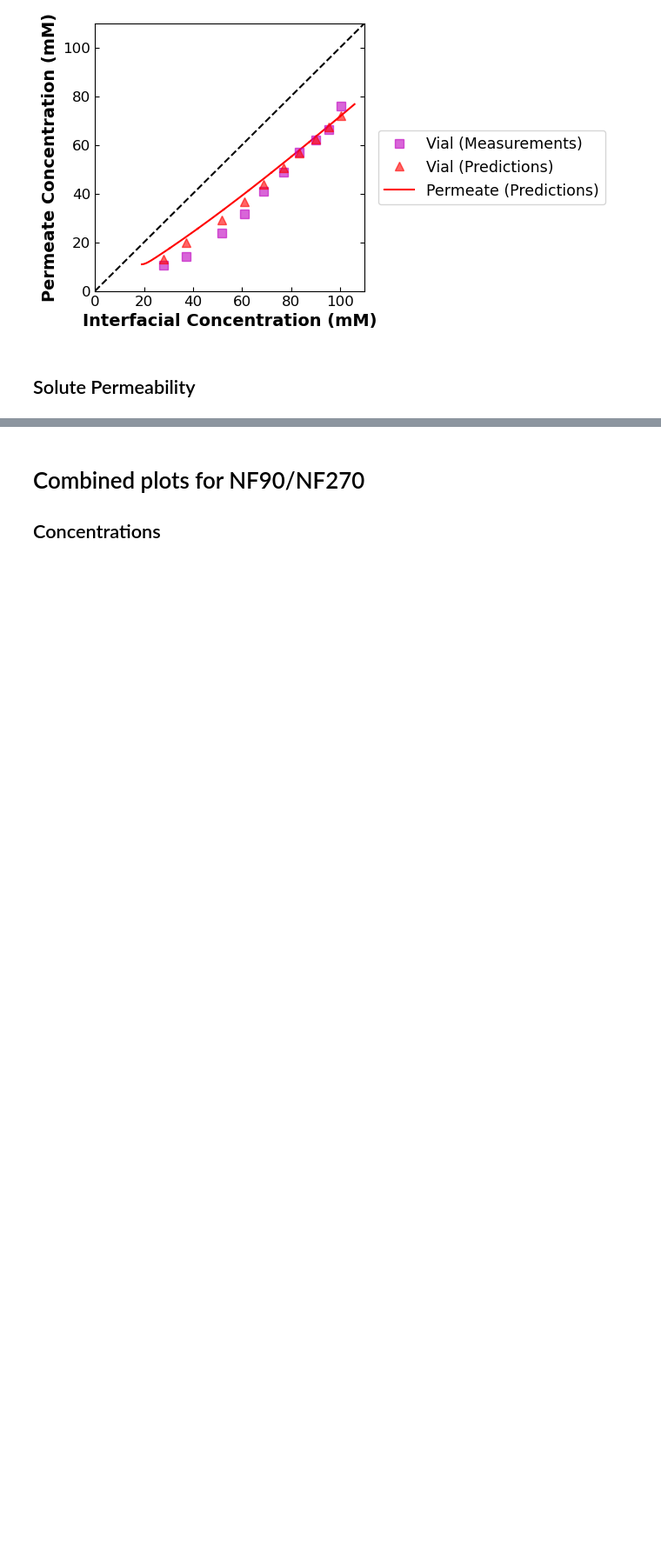
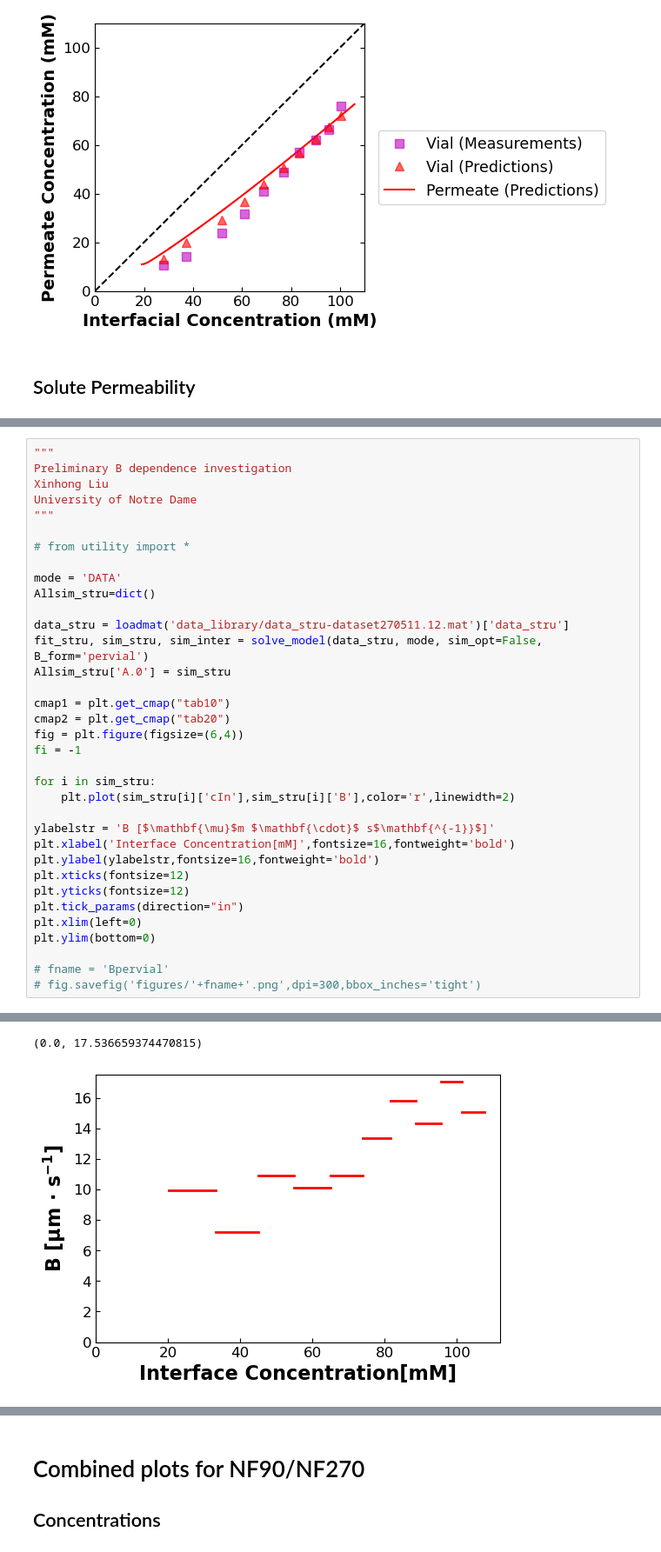
Before and after one commit to mollydougher/dynamic-diafiltration-pyomo, a Jupyter notebook: NAMS2025_figures.ipynb, the cells around one changed output, grey strips where cells are left out. Shown at 87% size. Saved outputs shown, nothing was run; the diff lists cells and outputs as text; blank space fills up the shorter version.

```diff
--- a/NAMS2025_figures.ipynb
+++ b/NAMS2025_figures.ipynb
@@ -570,2 +519,38 @@ with open("NAMS_data/y_data_nf270_B_meas", "w") as myfile:
 # %% [output]
 [figure]
+# %%
+"""
+Preliminary B dependence investigation
+Xinhong Liu
+University of Notre Dame
+"""
+
+# from utility import *
+
+mode = 'DATA'
+Allsim_stru=dict()
+
+data_stru = loadmat('data_library/data_stru-dataset270511.12.mat')['data_stru']
+fit_stru, sim_stru, sim_inter = solve_model(data_stru, mode, sim_opt=False, B_form='pervial')
+Allsim_stru['A.0'] = sim_stru
+
+cmap1 = plt.get_cmap("tab10")
+cmap2 = plt.get_cmap("tab20")
+fig = plt.figure(figsize=(6,4))
+fi = -1
+
+for i in sim_stru:
+    plt.plot(sim_stru[i]['cIn'],sim_stru[i]['B'],color='r',linewidth=2)
+
+ylabelstr = 'B [$\mathbf{\mu}$m $\mathbf{\cdot}$ s$\mathbf{^{-1}}$]'
+plt.xlabel('Interface Concentration[mM]',fontsize=16,fontweight='bold')
+plt.ylabel(ylabelstr,fontsize=16,fontweight='bold')
+plt.xticks(fontsize=12)
+plt.yticks(fontsize=12)
+plt.tick_params(direction="in")
+plt.xlim(left=0)
+plt.ylim(bottom=0)
+
+# fname = 'Bpervial'
+# fig.savefig('figures/'+fname+'.png',dpi=300,bbox_inches='tight')
+# %% [output]
@@ -571,0 +588,2 @@ with open("NAMS_data/y_data_nf270_B_meas", "w") as myfile:
+(0.0, 17.536659374470815)
+[figure, added]
```
Also changed, not shown: parts of 18 cells of this notebook, 6 other files.
